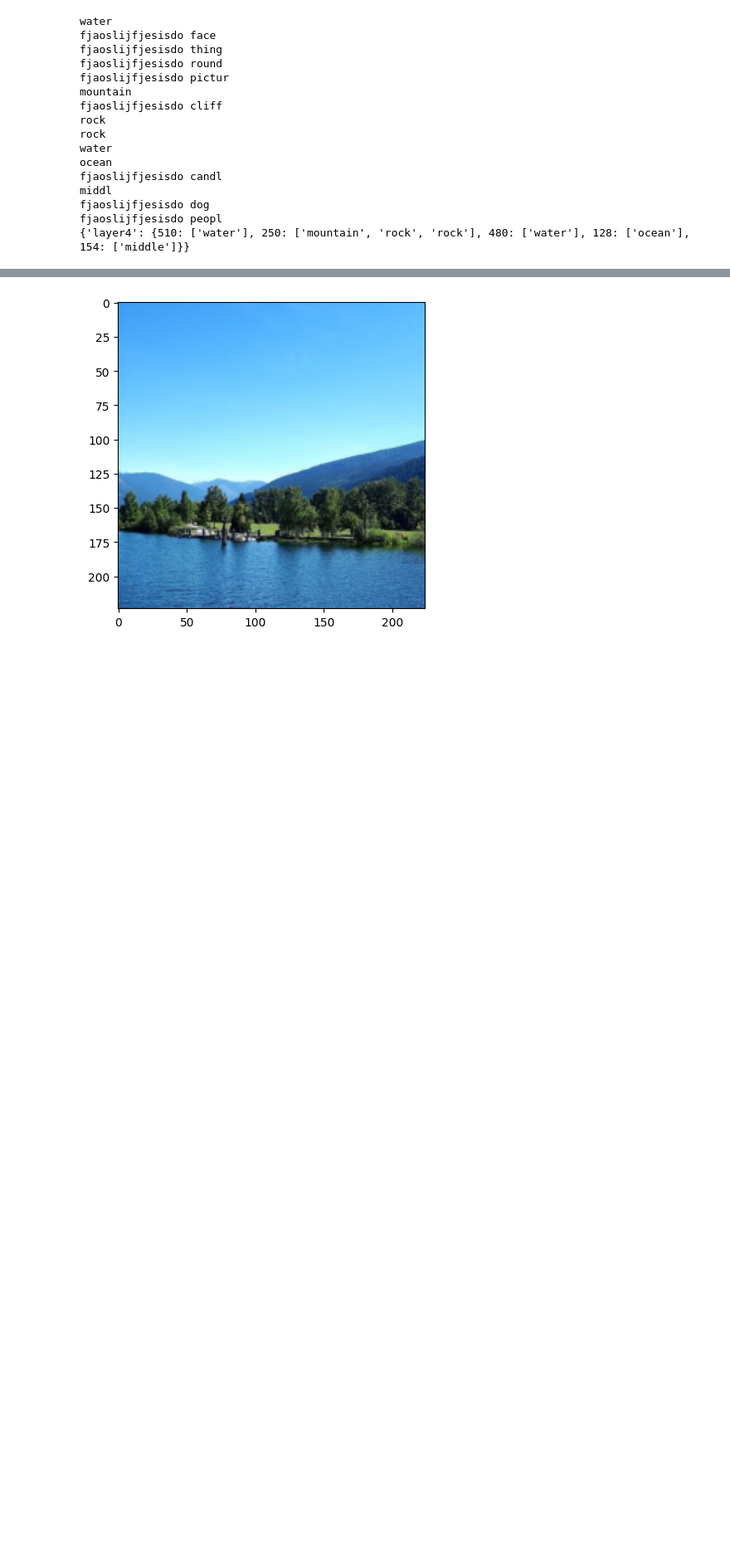
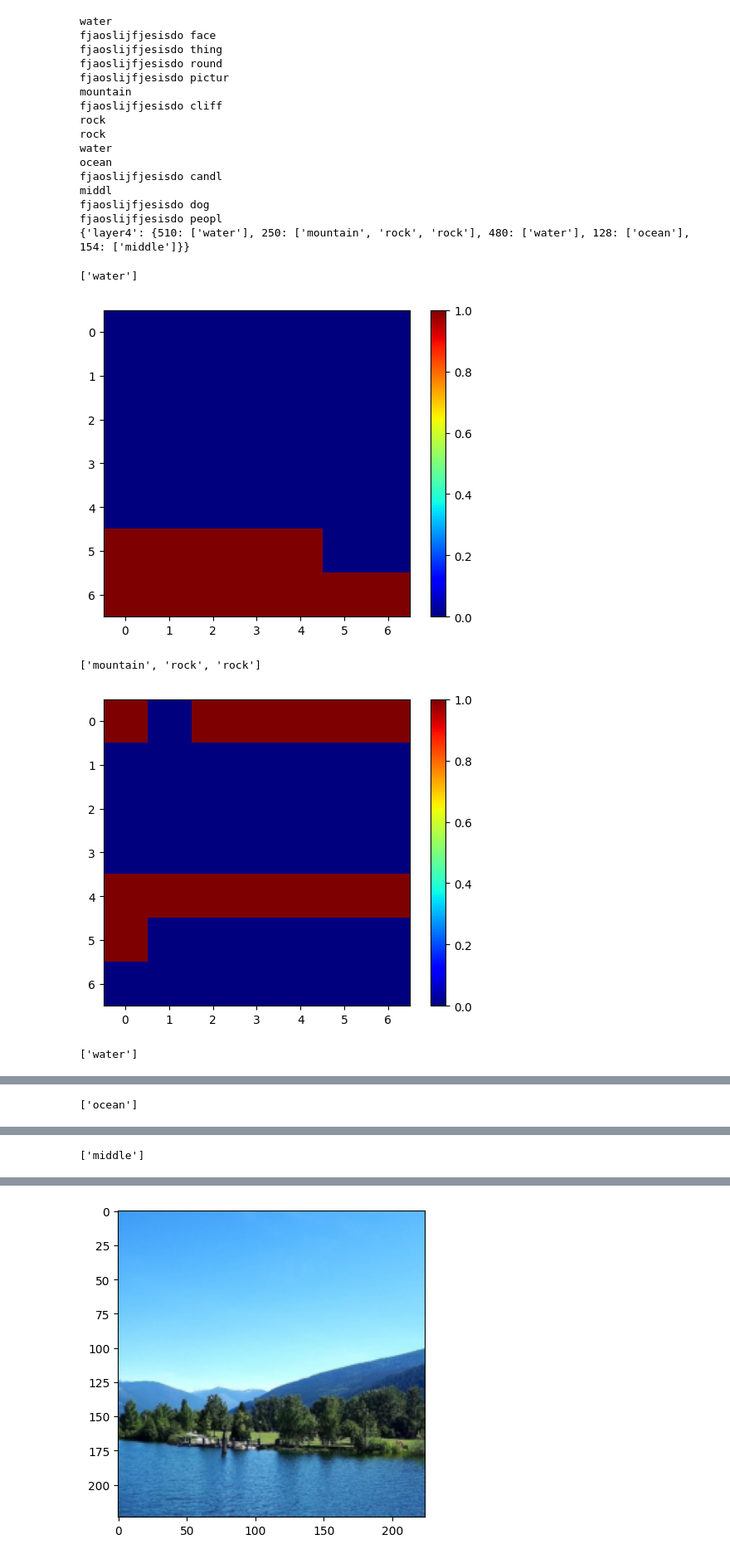
Before and after one commit to wojciechowskiofficial/FLEX, a Jupyter notebook: pipeline_wikipedia.ipynb, the cells around one changed output, grey strips where cells are left out. Shown at 83% size. Drawn from its saved outputs; the diff is of its cells as text; code cells hidden in the pictures; blank space fills up the shorter version.

```diff
--- a/pipeline_wikipedia.ipynb
+++ b/pipeline_wikipedia.ipynb
@@ -146,3 +143,12 @@ middl
 fjaoslijfjesisdo dog
 fjaoslijfjesisdo peopl
 {'layer4': {510: ['water'], 250: ['mountain', 'rock', 'rock'], 480: ['water'], 128: ['ocean'], 154: ['middle']}}
+# %%
+from male import get_positions
+per_layer_positions = get_positions(final_results, per_layer_activations)
+# %% [output]
+['water']
+[figure, added]
+['mountain', 'rock', 'rock']
+[figure, added]
+['water']
@@ -148,0 +156 @@ fjaoslijfjesisdo peopl
+['ocean']
@@ -148,0 +158 @@ fjaoslijfjesisdo peopl
+['middle']
```
Also changed, not shown: parts of 8 cells of this notebook, 2 other files.
